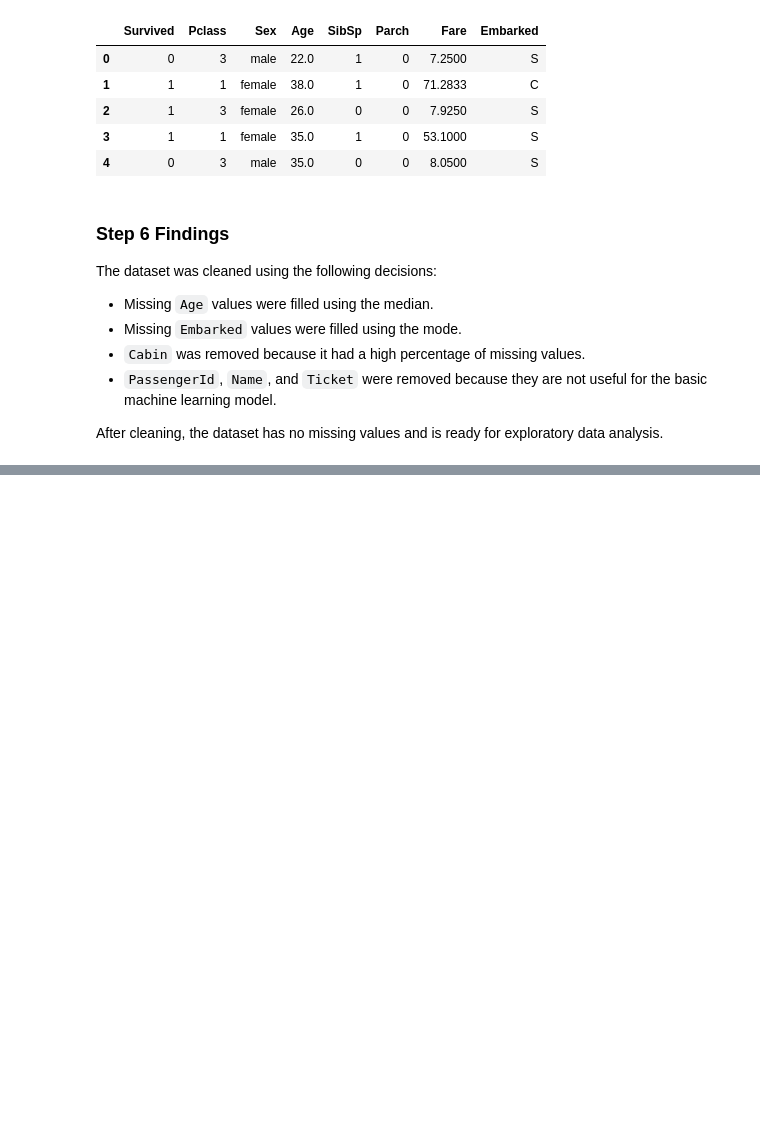
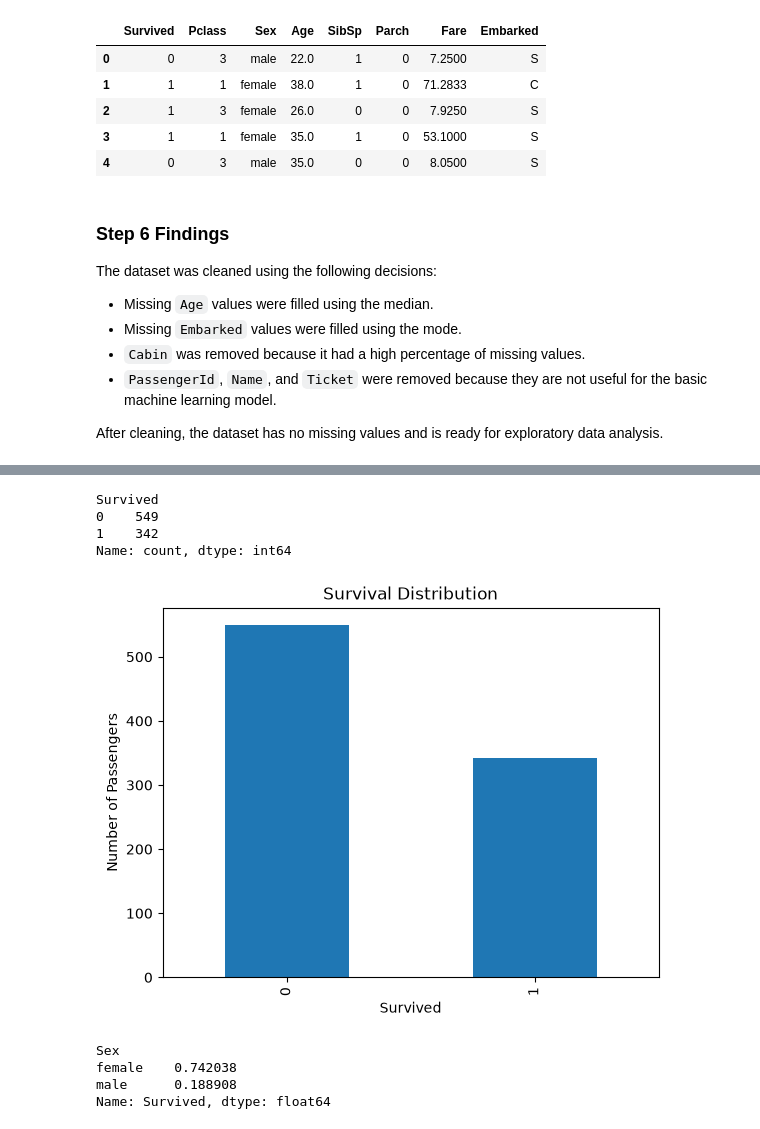
Before and after one commit to oshan-rajakaruna/titanic-survival-ml-practical, a Jupyter notebook: notebooks/01_titanic_survival_ml_pipeline.ipynb, the cells around one changed output, grey strips where cells are left out. Drawn from its saved outputs; the diff is of its cells as text; code cells hidden in the pictures; blank space fills up the shorter version.

Commit message:
Add exploratory data analysis
Analyzed survival distribution and explored relationships with gender, passenger class, age, and fare.

```diff
--- a/notebooks/01_titanic_survival_ml_pipeline.ipynb
+++ b/notebooks/01_titanic_survival_ml_pipeline.ipynb
@@ -309,0 +316,24 @@ After cleaning, the dataset has no missing values and is ready for exploratory d
+# %%
+df["Survived"].value_counts()
+# %% [output]
+Survived
+0    549
+1    342
+Name: count, dtype: int64
+# %%
+df["Survived"].value_counts().plot(kind="bar")
+
+plt.title("Survival Distribution")
+plt.xlabel("Survived")
+plt.ylabel("Number of Passengers")
+plt.show()
+# %% [output]
+[figure, added]
+# %%
+survival_by_sex = df.groupby("Sex")["Survived"].mean()
+survival_by_sex
+# %% [output]
+Sex
+female    0.742038
+male      0.188908
+Name: Survived, dtype: float64
```
Also changed, not shown: parts of 8 cells of this notebook.
